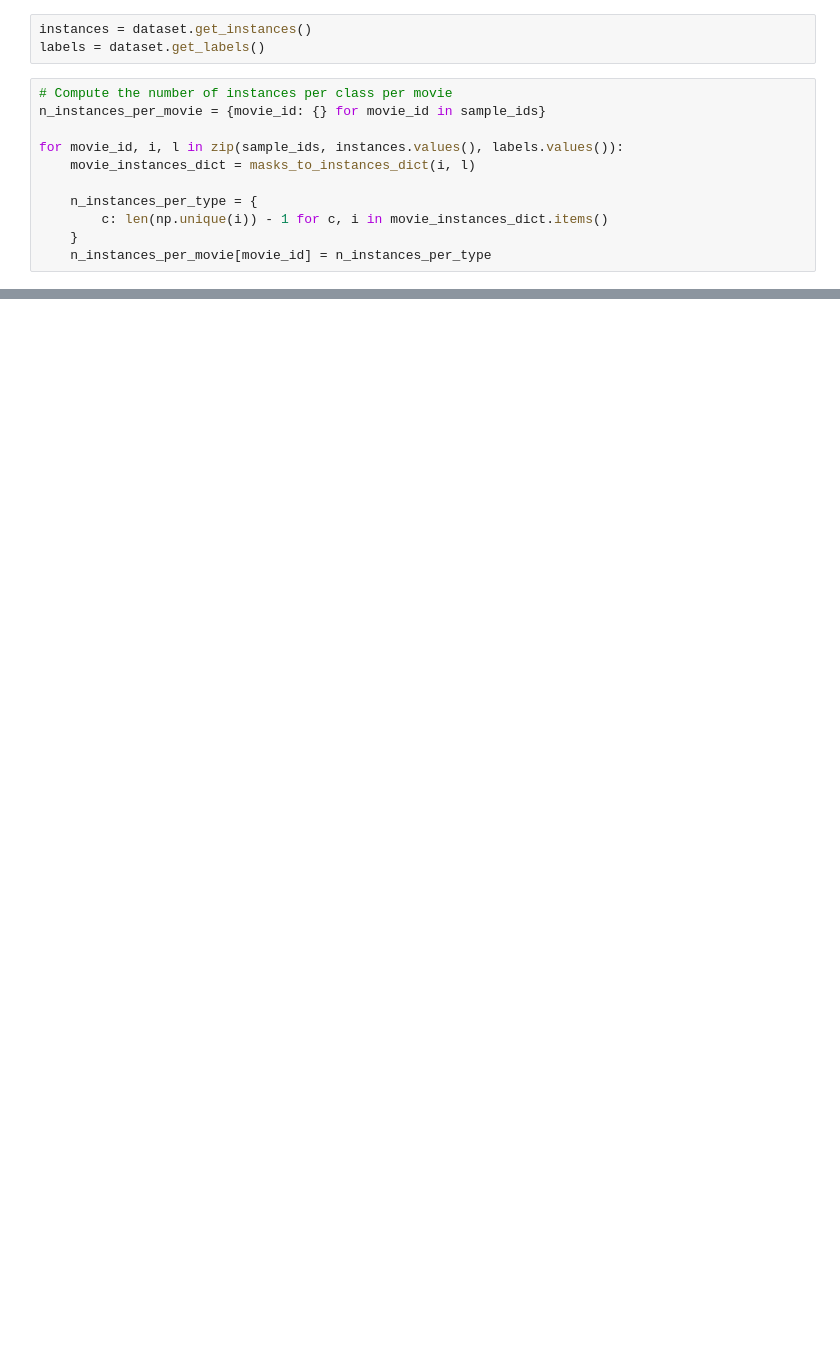
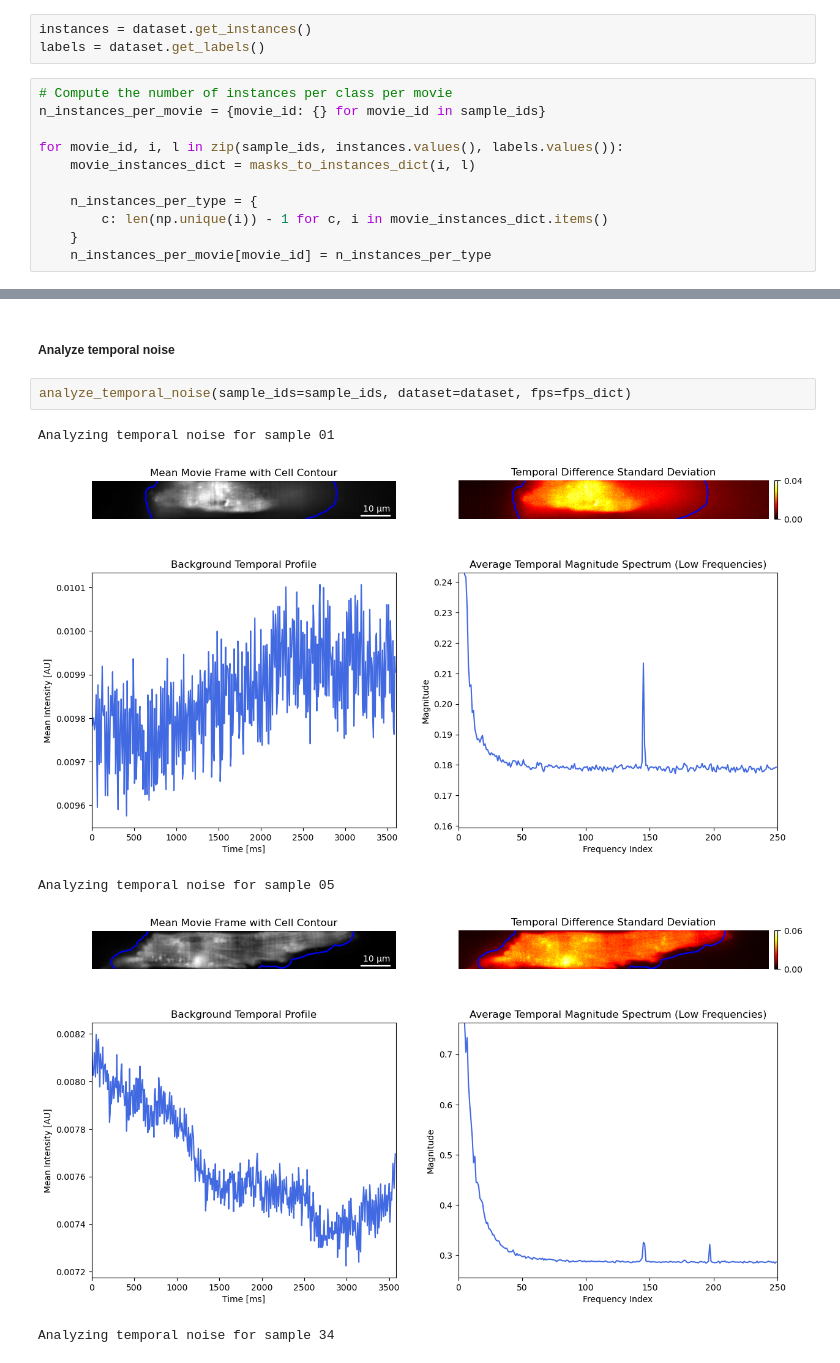
Before and after one commit to dottipr/sparks_project, a Jupyter notebook: notebooks_raw/ANALYSIS compute dataset stats.ipynb, the cells around one changed output, grey strips where cells are left out. Cells and saved outputs as stored; diff of their text form; blank space fills up the shorter version.

```diff
--- a/notebooks_raw/ANALYSIS compute dataset stats.ipynb
+++ b/notebooks_raw/ANALYSIS compute dataset stats.ipynb
@@ -222,0 +594,10 @@ percentages
+# %% [markdown]
+##### Analyze temporal noise
+# %%
+analyze_temporal_noise(sample_ids=sample_ids, dataset=dataset, fps=fps_dict)
+# %% [output]
+Analyzing temporal noise for sample 01
+[figure, added]
+Analyzing temporal noise for sample 05
+[figure, added]
+Analyzing temporal noise for sample 34
```
Also changed, not shown: parts of 22 cells of this notebook, 2 other files.
